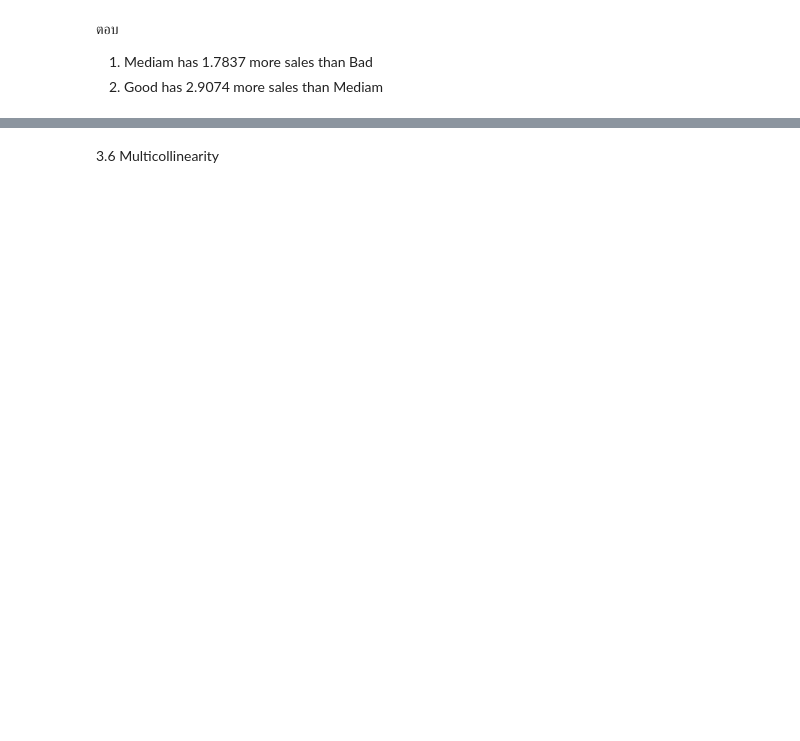
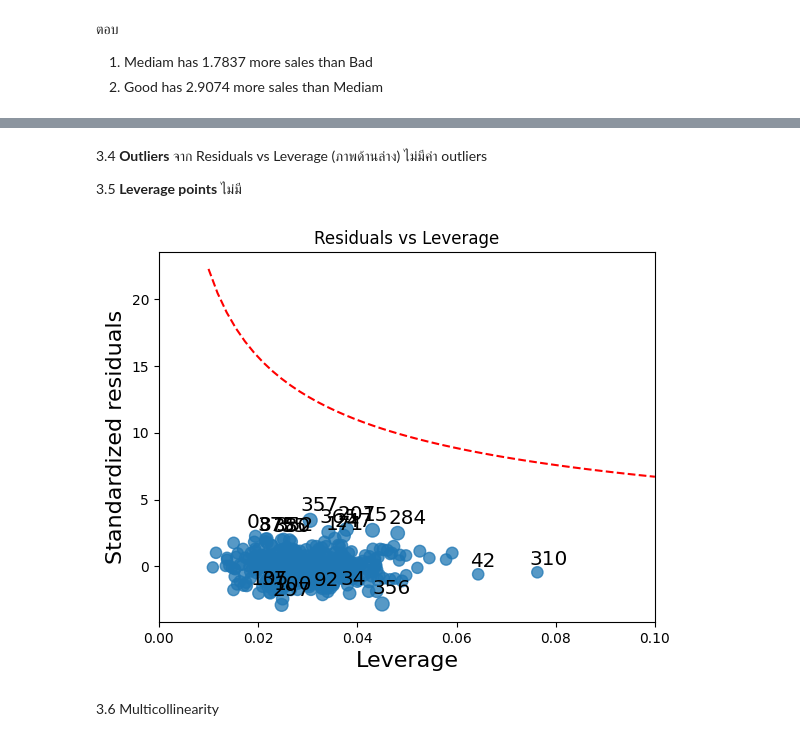
Before and after one commit to nichanankhantha/229351-StatLearningforDatasci1, a Jupyter notebook: 229351-LAB06.ipynb, the cells around one changed output, grey strips where cells are left out. Drawn from its saved outputs; the diff is of its cells as text; code cells hidden in the pictures; blank space fills up the shorter version.

```diff
--- a/229351-LAB06.ipynb
+++ b/229351-LAB06.ipynb
@@ -354,2 +518,22 @@ Length: 400, dtype: float64
+# %% [markdown]
+3.4 **Outliers** จาก Residuals vs Leverage (ภาพด้านล่าง) ไม่มีค่า outliers
+
+3.5 **Leverage points** ไม่มี
+# %%
+import statsmodels.graphics.api as smg
+
+smg.influence_plot(carseats_lr, size=10)
+
+#Cook's distance line ที่ระดับ 0.5
+p = 10 # จำนวนตัวแปรต้น
+x = np.linspace(0.01, 0.1, 50)
+plt.plot(x, np.sqrt(0.5*p*(1 - x)/x), color='red', linestyle='dashed')
+
+plt.xlim(0,0.1)
+plt.xlabel('Leverage')
+plt.ylabel('Standardized residuals')
+plt.title('Residuals vs Leverage');
+# %% [output]
+[figure, added]
 # %% [markdown]
 3.6 Multicollinearity
```
Also changed, not shown: parts of 37 cells of this notebook.
